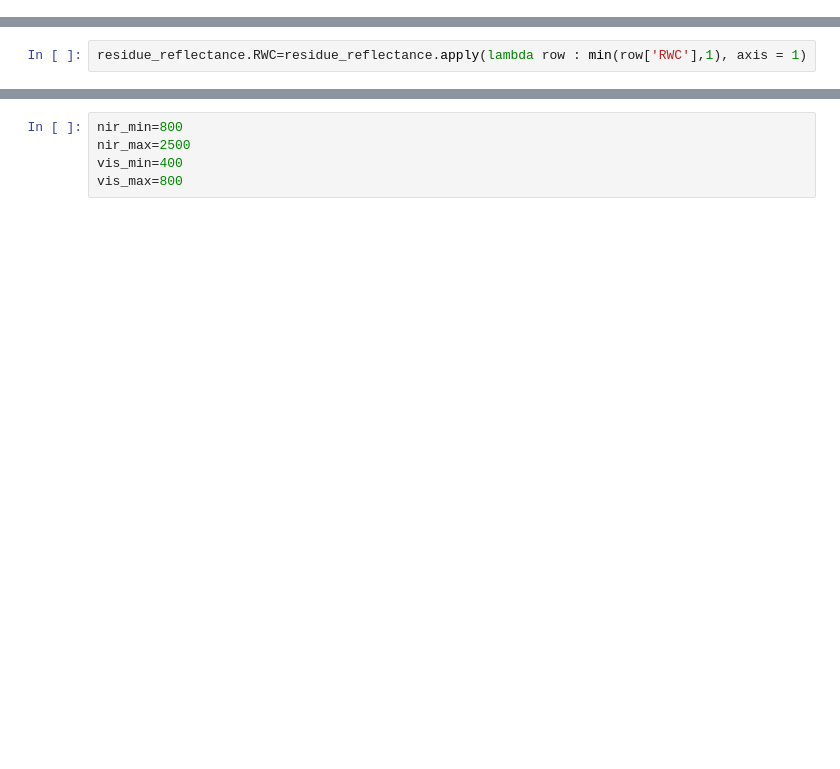
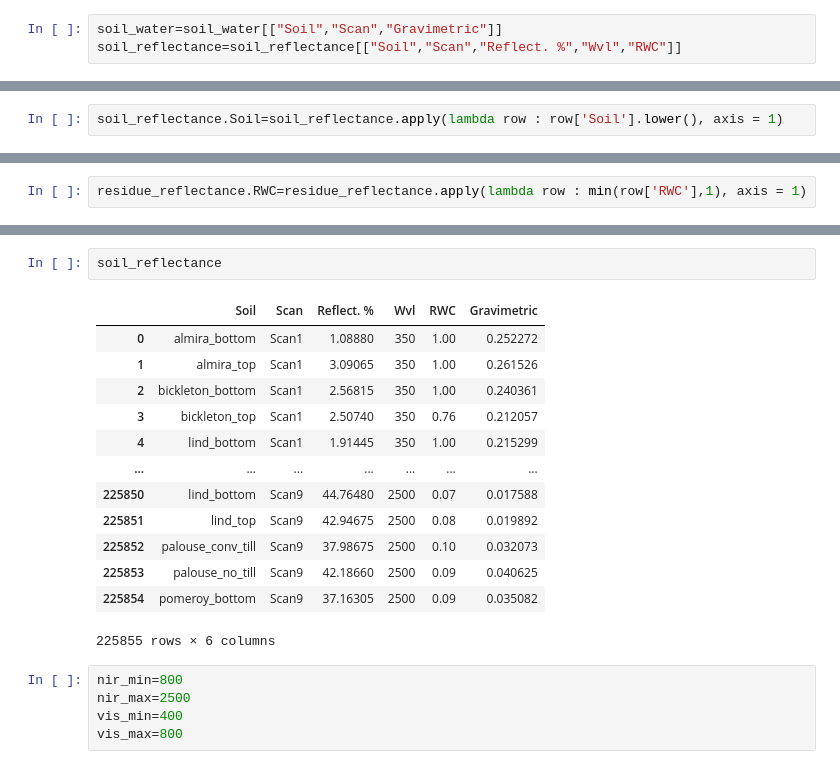
Before and after one commit to cafltar/CookIRCamET, a Jupyter notebook: albedo.ipynb, the cells around one changed output, grey strips where cells are left out. Cells and saved outputs as stored; diff of their text form; blank space fills up the shorter version.

```diff
--- a/albedo.ipynb
+++ b/albedo.ipynb
@@ -14,0 +20,3 @@ soil_reflectance.RWC=soil_reflectance.apply(lambda row : min(row['RWC'],1), axis
+# %%
+soil_water=soil_water[["Soil","Scan","Gravimetric"]]
+soil_reflectance=soil_reflectance[["Soil","Scan","Reflect. %","Wvl","RWC"]]
@@ -14,0 +28,2 @@ soil_reflectance.RWC=soil_reflectance.apply(lambda row : min(row['RWC'],1), axis
+# %%
+soil_reflectance.Soil=soil_reflectance.apply(lambda row : row['Soil'].lower(), axis = 1)
@@ -24,3 +50,19 @@ soil_reflectance[soil_reflectance['Crop']=='Palouse_no_till'].plot.scatter('Wvl'
+# %%
+soil_reflectance
+# %% [output]
+|  | Soil | Scan | Reflect. % | Wvl | RWC | Gravimetric |
+| 0 | almira_bottom | Scan1 | 1.08880 | 350 | 1.00 | 0.252272 |
+| 1 | almira_top | Scan1 | 3.09065 | 350 | 1.00 | 0.261526 |
+| 2 | bickleton_bottom | Scan1 | 2.56815 | 350 | 1.00 | 0.240361 |
+| 3 | bickleton_top | Scan1 | 2.50740 | 350 | 0.76 | 0.212057 |
+| 4 | lind_bottom | Scan1 | 1.91445 | 350 | 1.00 | 0.215299 |
+| ... | ... | ... | ... | ... | ... | ... |
+| 225850 | lind_bottom | Scan9 | 44.76480 | 2500 | 0.07 | 0.017588 |
+| 225851 | lind_top | Scan9 | 42.94675 | 2500 | 0.08 | 0.019892 |
+| 225852 | palouse_conv_till | Scan9 | 37.98675 | 2500 | 0.10 | 0.032073 |
+| 225853 | palouse_no_till | Scan9 | 42.18660 | 2500 | 0.09 | 0.040625 |
+| 225854 | pomeroy_bottom | Scan9 | 37.16305 | 2500 | 0.09 | 0.035082 |
+225855 rows × 6 columns
 # %%
 nir_min=800
 nir_max=2500
```
Also changed, not shown: parts of 33 cells of this notebook.
